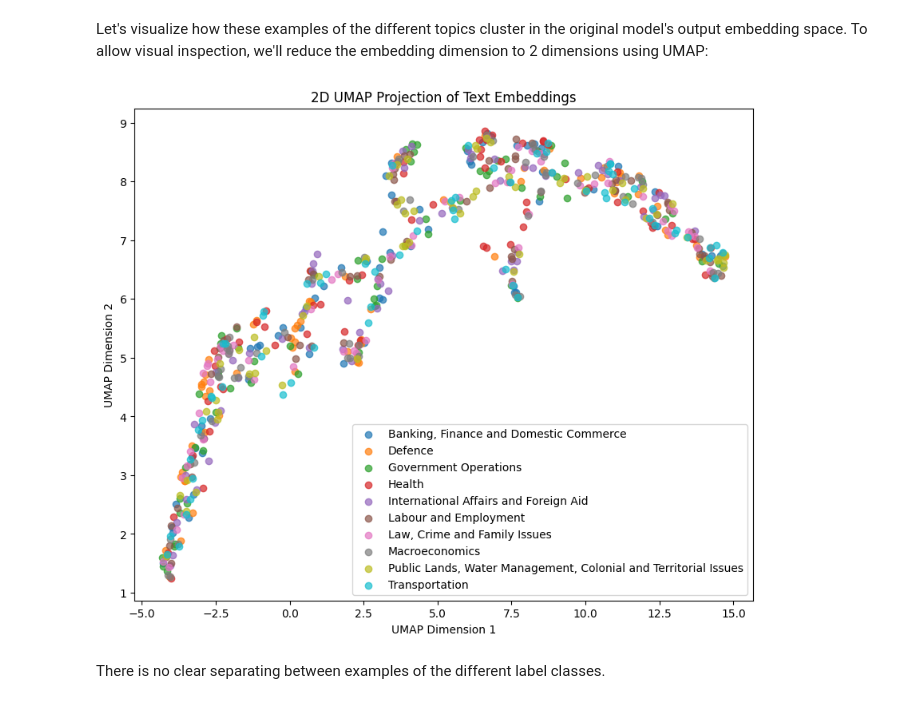
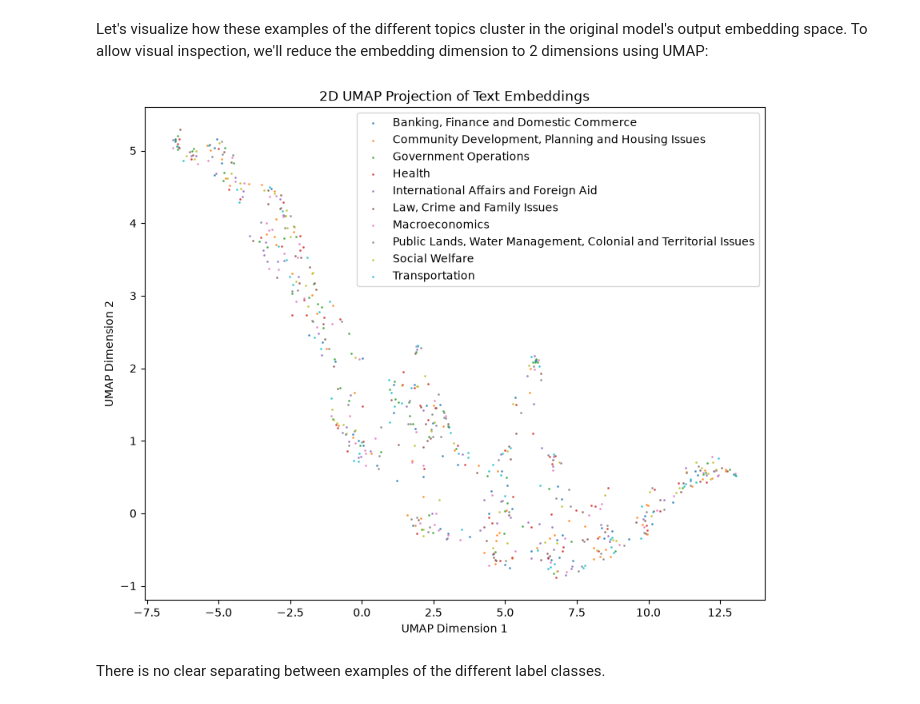
Before and after one commit to haukelicht/advanced_text_analysis, a Jupyter notebook: notebooks/encoder_finetuning/finetuning_logic_illustrated.ipynb, the cells around one changed output. Saved outputs shown, nothing was run; the diff lists cells and outputs as text; code cells hidden in the pictures.

```diff
--- a/notebooks/encoder_finetuning/finetuning_logic_illustrated.ipynb
+++ b/notebooks/encoder_finetuning/finetuning_logic_illustrated.ipynb
@@ -62,9 +62,8 @@ device
 # %% [output]
 device(type='mps')
 # %%
-data_path = "data/labeled/sylvester_parlee_2022"
-data_path = ("/content/advanced_text_analysis/" if COLAB else "../../") + data_path
-data_path = Path(data_path)
+base_path = Path("/content/advanced_text_analysis/" if COLAB else "../../")
+data_path = base_path / "data/labeled/sylvester_parlee_2022"
 # %%
 SOURCE_MODEL_NAME = 'xlm-roberta-large'
 FINETUNED_MODEL_NAME = 'poltextlab/xlm-roberta-large-english-parlspeech-cap-v3'
@@ -106,18 +105,17 @@ label_map
 # %% [markdown]
 #### Load the data
 # %%
-fp = data_path / "sylvester_parlee_2022-uk_cap_annotations.csv"
+fp = data_path / "sylvester_parlee_2022-uk_cap_sentences.csv"
 if not fp.exists():
-    url = "https://cta-text-datasets.s3.eu-central-1.amazonaws.com/labeled/sylvester_parlee_2022/sylvester_parlee_2022-uk_cap_annotations.csv"
-    df = pd.read_csv(url, encoding = "ISO-8859-1")
-    fp.parent.mkdir(parents=True, exist_ok=True)
-    df.to_csv(fp, index=False, encoding = "ISO-8859-1")
+    url = "https://cta-text-datasets.s3.eu-central-1.amazonaws.com/labeled/sylvester_parlee_2022/sylvester_parlee_2022-uk_cap_sentences.csv"
+    df = pd.read_csv(url)
+    df.to_csv(fp, index=False)
 
-df = pd.read_csv(fp, encoding = "ISO-8859-1")
-
-df['label'] = df.CAP.map(id2label)
-df = df[['text', 'label']]
-df = df[~df.text.isna()]
+df = pd.read_csv(fp)
+# %%
+df['label'] = df.cap_topic.map(id2label)
+df = df[['text', 'label']]
+df = df[~df.text.isna()]
 # %%
 # show examples of top 10 topics
 top10_topics = df['label'].value_counts()[:10].keys().tolist()
@@ -147,13 +145,12 @@ Let's first define a function for getting the final contextualized embeddings ("
 # %%
 # helper function to get the transformer embeddings of a list of texts
 def get_last_hidden_state(texts: List[str], tokenizer, model, batch_size: int=32):
-    set_seed(42)
     embeddings = []
     for i in tqdm(range(0, len(texts), batch_size)):
         # tokenize texts
         batch_inputs = tokenizer(texts[i:i+batch_size], padding='max_length', truncation=True, return_tensors="pt")
         # get the final hidden layer embeddings
-        with torch.no_grad():
+        with torch.inference_mode():
             batch_outputs = model(**batch_inputs.to(model.device), output_hidden_states=True)
             # selects all rows (:) and the first column (0) of the last_hidden_state tensor, which corresponds to the representation of the [CLS] that is typically used for classification tasks.
             batch_embeddings = batch_outputs.hidden_states[-1][:, 0].cpu().numpy()
@@ -185,16 +198,16 @@ embeddings_2d = reducer.fit_transform(embeddings)
 # %%
 # Plot texts' embeddings in 2D coloring points by values in column label
 plt.figure(figsize=(10, 8))
 for label in examples['label'].unique():
     indices = examples['label'] == label
-    plt.scatter(embeddings_2d[indices, 0], embeddings_2d[indices, 1], label=label, alpha=0.7)
+    plt.scatter(embeddings_2d[indices, 0], embeddings_2d[indices, 1], label=label, s=1, alpha=0.7)
 plt.legend()
 plt.title('2D UMAP Projection of Text Embeddings')
 plt.xlabel('UMAP Dimension 1')
 plt.ylabel('UMAP Dimension 2')
 plt.show()
 # %% [output]
-[figure, old version]
+[figure, new version]
 # %% [markdown]
 There is no clear separating between examples of the different label classes.
 # %% [markdown]
```
Also changed, not shown: parts of 13 cells of this notebook, 9 other files.
